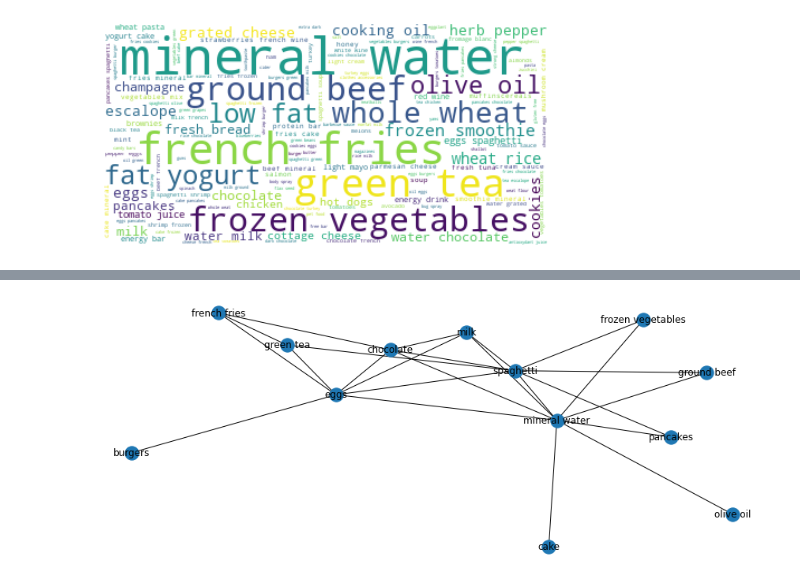
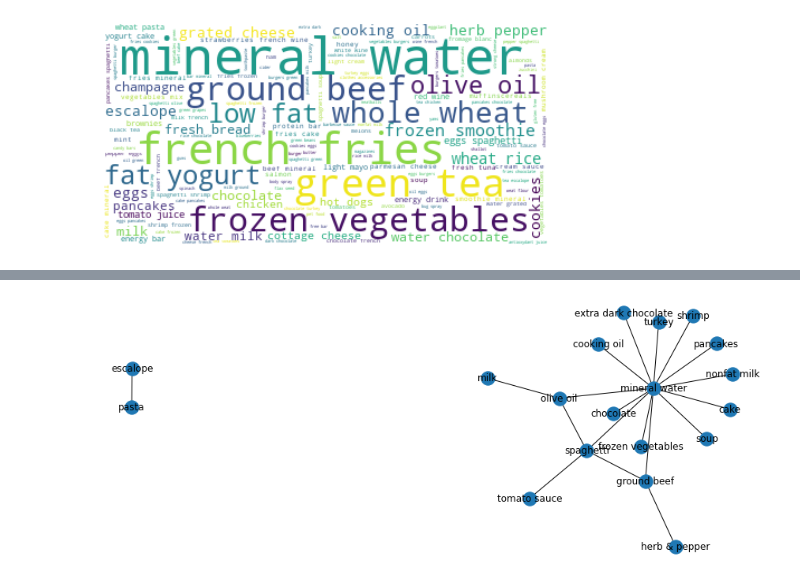
Before and after one commit to OUCHAOUA/Apriori-algorithm, a Jupyter notebook: Apriori_algorithm.ipynb, the cells around one changed output, grey strips where cells are left out. Drawn from its saved outputs; the diff is of its cells as text; code cells hidden in the pictures.

```diff
--- a/Apriori_algorithm.ipynb
+++ b/Apriori_algorithm.ipynb
@@ -164,9 +164,8 @@ te_data=te.fit(lst).transform(lst)
 data_x=pd.DataFrame(te_data,columns=te.columns_)
 print(data_x.head())
 
-frequent_items= apriori(data_x, use_colnames=True, min_support=0.025)
+frequent_items= apriori(data_x, use_colnames=True, min_support=0.0045)
 print(frequent_items.head())
-
 rules = association_rules(frequent_items, metric="lift", min_threshold=1)
 rules.antecedents = rules.antecedents.apply(lambda x: next(iter(x)))
 rules.consequents = rules.consequents.apply(lambda x: next(iter(x)))
@@ -206,8 +201,12 @@ rules
+# %%
+rules_grf = rules.sort_values(by=['conviction', 'confidence', 'lift'], ascending=False).head(50)
 # %%
 import networkx as nx
+
+
 fig, ax=plt.subplots(figsize=(15,6))
-GA=nx.from_pandas_edgelist(rules,source='antecedents',target='consequents')
+GA=nx.from_pandas_edgelist(rules_grf,source='antecedents',target='consequents')
 nx.draw(GA,with_labels=True)
 plt.show()
 # %% [output]
-[figure, old version]
+[figure, new version]
```
Also changed, not shown: parts of 1 cell of this notebook.
